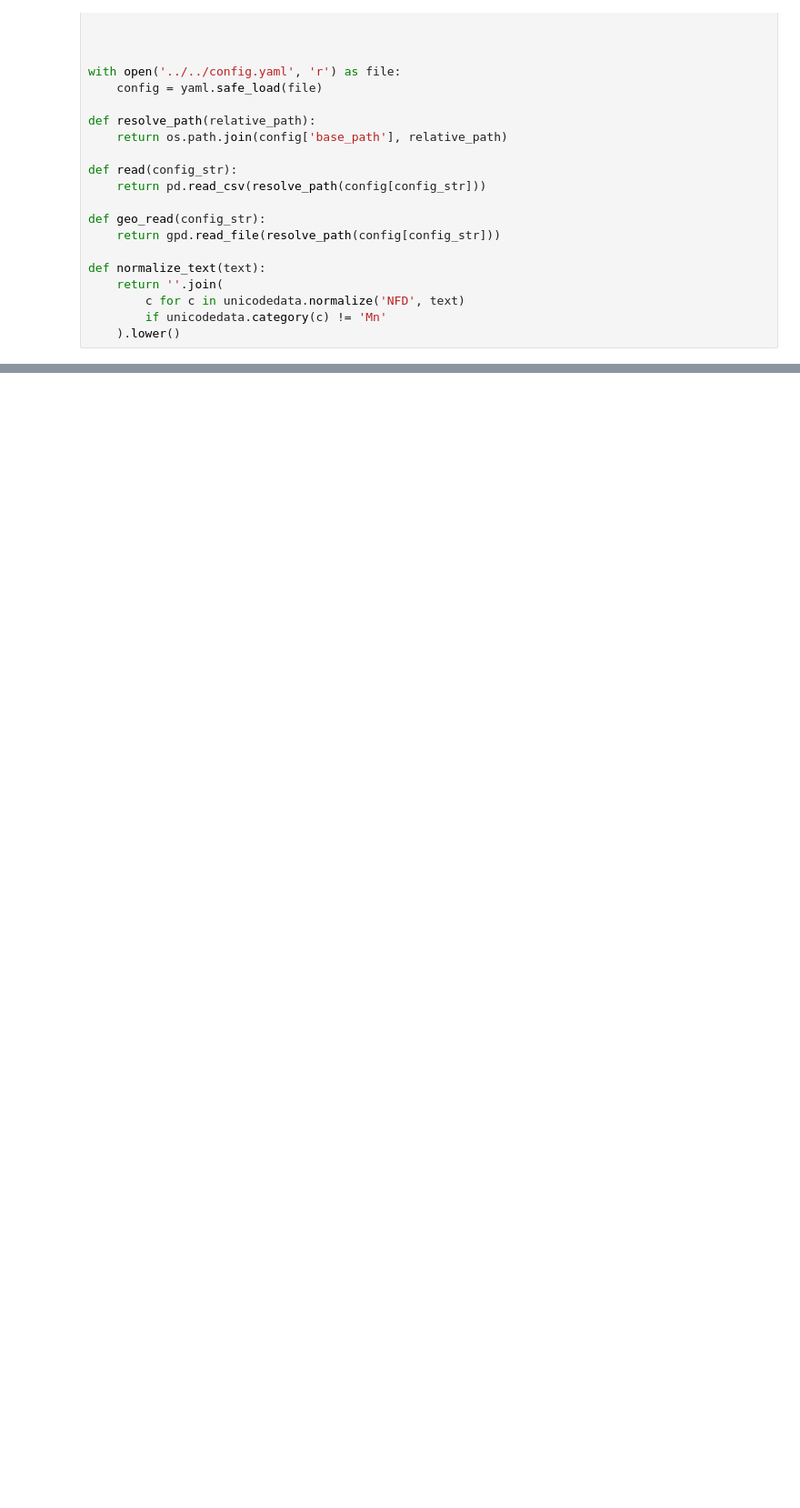
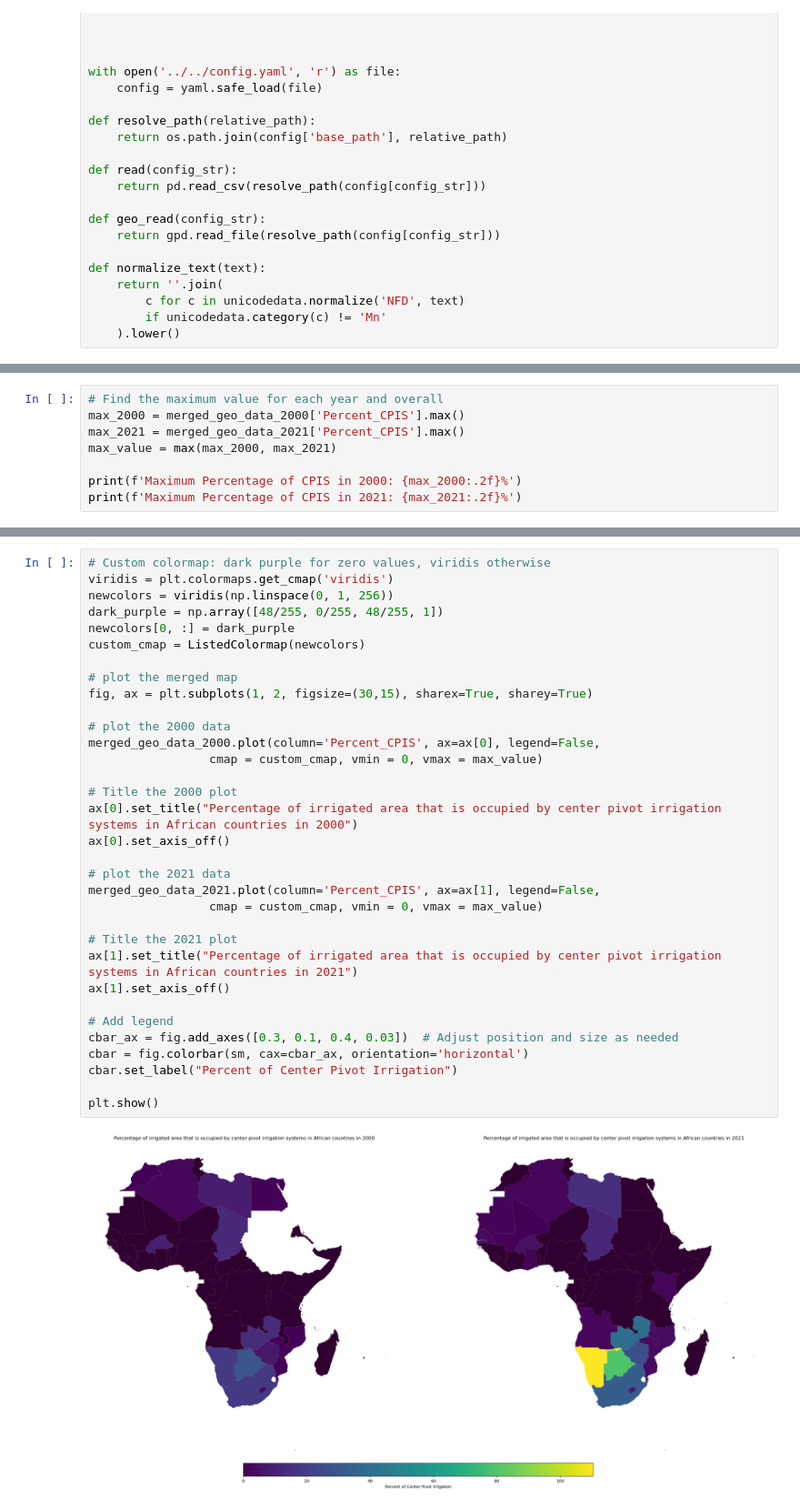
Before and after one commit to rellimylime/Africa_Irrigation, a Jupyter notebook: Code/1_analyze_data/1_CPIS_Africa_Map.ipynb, the cells around one changed output, grey strips where cells are left out. Shown at 91% size. Saved outputs shown, nothing was run; the diff lists cells and outputs as text; blank space fills up the shorter version.

Commit message:
Update 1_CPIS_Africa_Map.ipynb
Completed 2021 map and debugged

```diff
--- a/Code/1_analyze_data/1_CPIS_Africa_Map.ipynb
+++ b/Code/1_analyze_data/1_CPIS_Africa_Map.ipynb
@@ -215,0 +134,8 @@ plt.show()
+# %%
+# Find the maximum value for each year and overall
+max_2000 = merged_geo_data_2000['Percent_CPIS'].max()
+max_2021 = merged_geo_data_2021['Percent_CPIS'].max()
+max_value = max(max_2000, max_2021)
+
+print(f'Maximum Percentage of CPIS in 2000: {max_2000:.2f}%')
+print(f'Maximum Percentage of CPIS in 2021: {max_2021:.2f}%')
@@ -215,0 +145,35 @@ plt.show()
+# %%
+# Custom colormap: dark purple for zero values, viridis otherwise
+viridis = plt.colormaps.get_cmap('viridis')
+newcolors = viridis(np.linspace(0, 1, 256))
+dark_purple = np.array([48/255, 0/255, 48/255, 1])
+newcolors[0, :] = dark_purple
+custom_cmap = ListedColormap(newcolors)
+
+# plot the merged map
+fig, ax = plt.subplots(1, 2, figsize=(30,15), sharex=True, sharey=True)
+
+# plot the 2000 data
+merged_geo_data_2000.plot(column='Percent_CPIS', ax=ax[0], legend=False,
+                 cmap = custom_cmap, vmin = 0, vmax = max_value)
+
+# Title the 2000 plot
+ax[0].set_title("Percentage of irrigated area that is occupied by center pivot irrigation systems in African countries in 2000")
+ax[0].set_axis_off()
+
+# plot the 2021 data
+merged_geo_data_2021.plot(column='Percent_CPIS', ax=ax[1], legend=False,
+                 cmap = custom_cmap, vmin = 0, vmax = max_value)
+
+# Title the 2021 plot
+ax[1].set_title("Percentage of irrigated area that is occupied by center pivot irrigation systems in African countries in 2021")
+ax[1].set_axis_off()
+
+# Add legend
+cbar_ax = fig.add_axes([0.3, 0.1, 0.4, 0.03])  # Adjust position and size as needed
+cbar = fig.colorbar(sm, cax=cbar_ax, orientation='horizontal')
+cbar.set_label("Percent of Center Pivot Irrigation")
+
+plt.show()
+# %% [output]
+[figure, added]
```
Also changed, not shown: parts of 12 cells of this notebook.
